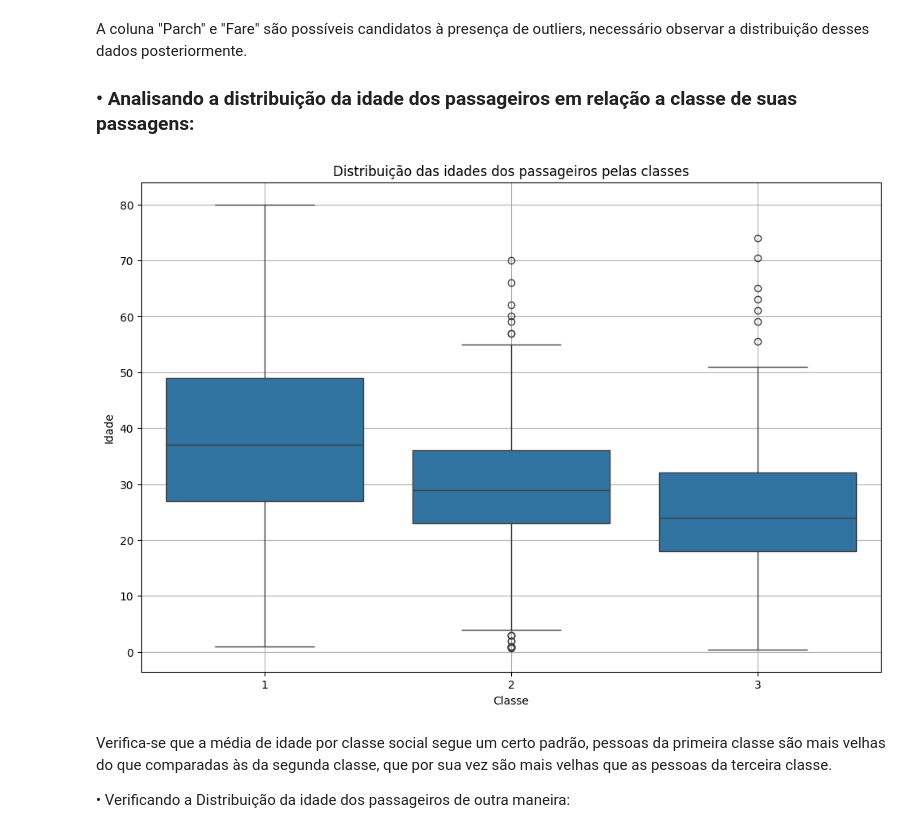
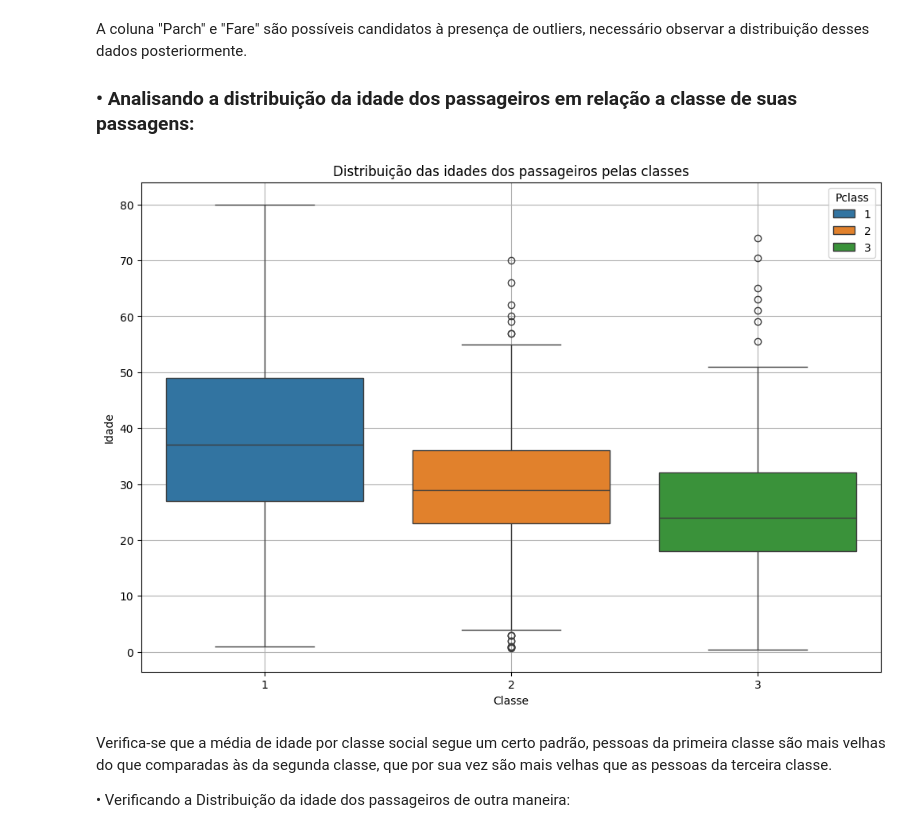
Before and after one commit to LSouzaCosta/DataScience, a Jupyter notebook: Titanic/01_EDA_titanic.ipynb, the cells around one changed output. Cells and saved outputs as stored; diff of their text form; code cells hidden in the pictures.

```diff
--- a/Titanic/01_EDA_titanic.ipynb
+++ b/Titanic/01_EDA_titanic.ipynb
@@ -84,14 +84,16 @@ A coluna "Parch" e "Fare" são possíveis candidatos à presença de outliers, n
 # %%
 # Analisando as médias de idade de cada classe social
 plt.figure(figsize=(12,8))
-sns.boxplot(data= train_DF, x = "Pclass", y = "Age")
+
+age_DF = train_DF.sort_values(by='Pclass')
+sns.boxplot(data= age_DF, x = "Pclass", y = "Age", hue="Pclass",palette= "tab10")
 plt.grid(True)
 plt.title('Distribuição das idades dos passageiros pelas classes')
 plt.xlabel('Classe')
 plt.ylabel('Idade')
 plt.show()
 # %% [output]
-[figure, old version]
+[figure, new version]
 # %% [markdown]
 Verifica-se que a média de idade por classe social segue um certo padrão, pessoas da primeira classe são mais velhas do que comparadas às da segunda classe, que por sua vez são mais velhas que as pessoas da terceira classe.
 
```
Also changed, not shown: parts of 16 cells of this notebook, 2 other files.
